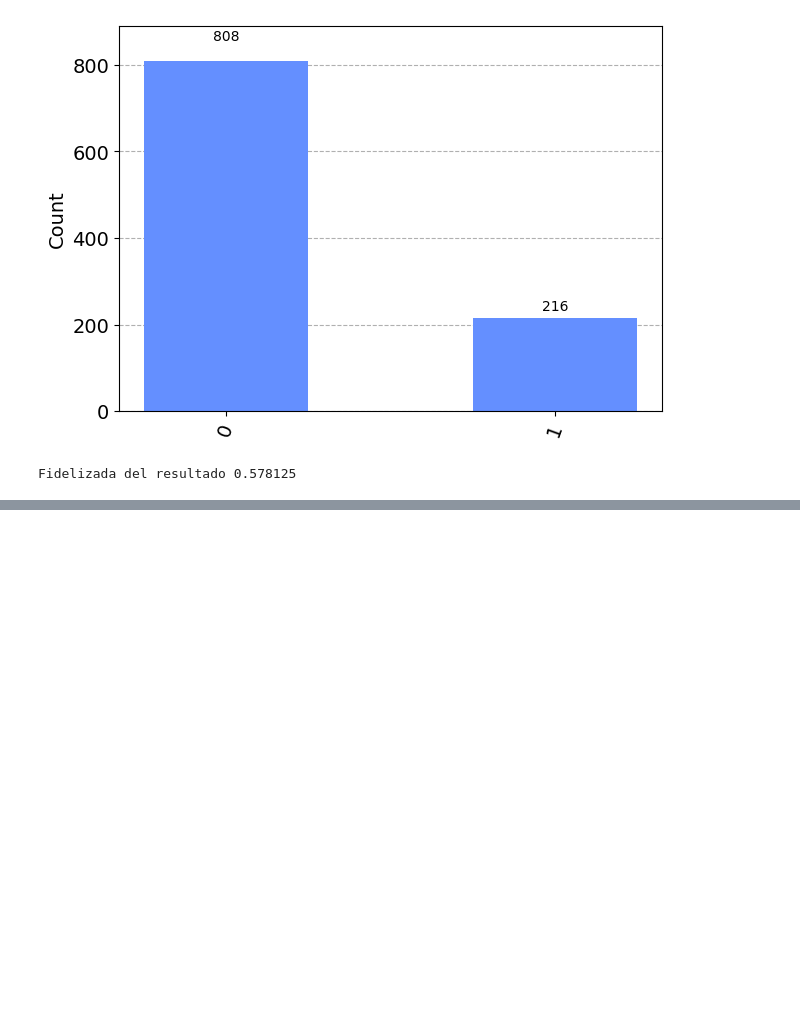
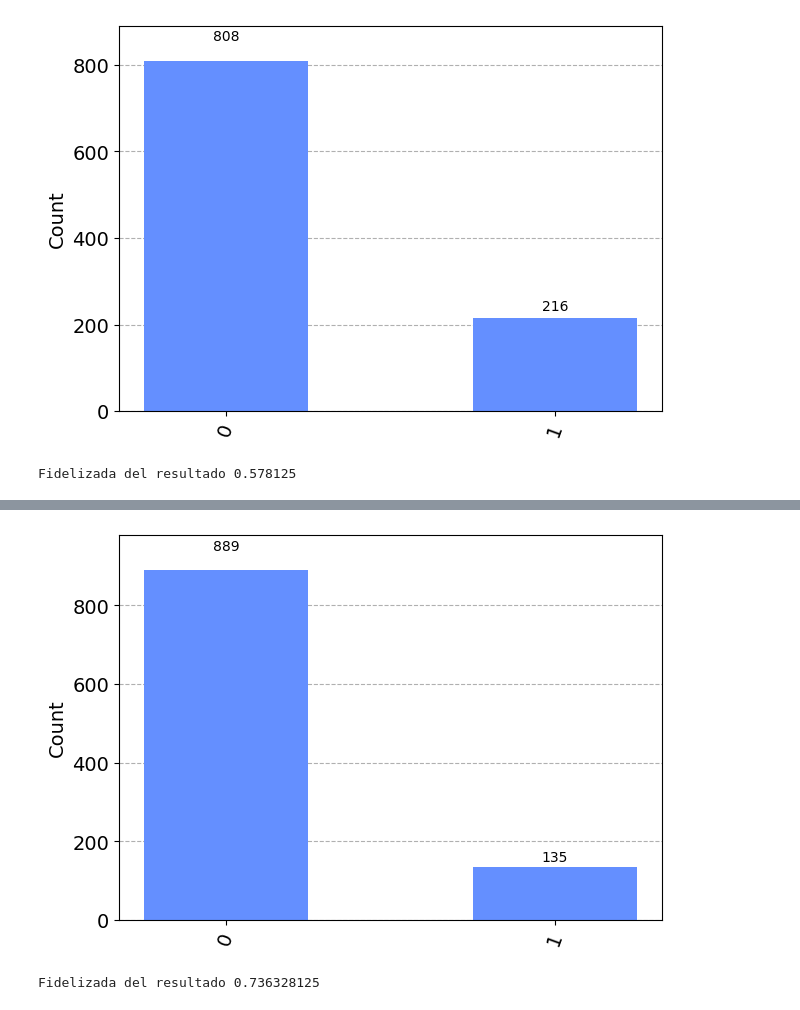
Before and after one commit to edmenciab733/qosf, a Jupyter notebook: qosf_cohorte8.ipynb, the cells around one changed output, grey strips where cells are left out. Drawn from its saved outputs; the diff is of its cells as text; code cells hidden in the pictures; blank space fills up the shorter version.

```diff
--- a/qosf_cohorte8.ipynb
+++ b/qosf_cohorte8.ipynb
@@ -281,0 +329,22 @@ Fidelizada del resultado 0.578125
+# %%
+from qiskit import Aer, transpile
+from qiskit.tools.visualization import plot_histogram, plot_state_city
+# Use Aer's qasm_simulator
+simulator = Aer.get_backend('aer_simulator')
+
+# Compile and run the Swap Test circuit
+compiled_circuit = transpile(swap_test, simulator)
+result = simulator.run(compiled_circuit).result()
+
+# Get and display the counts
+counts = result.get_counts()
+plot_histogram(counts)
+# %% [output]
+[figure, added]
+# %%
+shots =   counts['0'] +  counts['1']
+p_0 =  counts['0'] / shots
+f = 2 * p_0  -1
+print(f"Fidelizada del resultado {f}")
+# %% [output]
+Fidelizada del resultado 0.736328125
```
Also changed, not shown: parts of 6 cells of this notebook.
